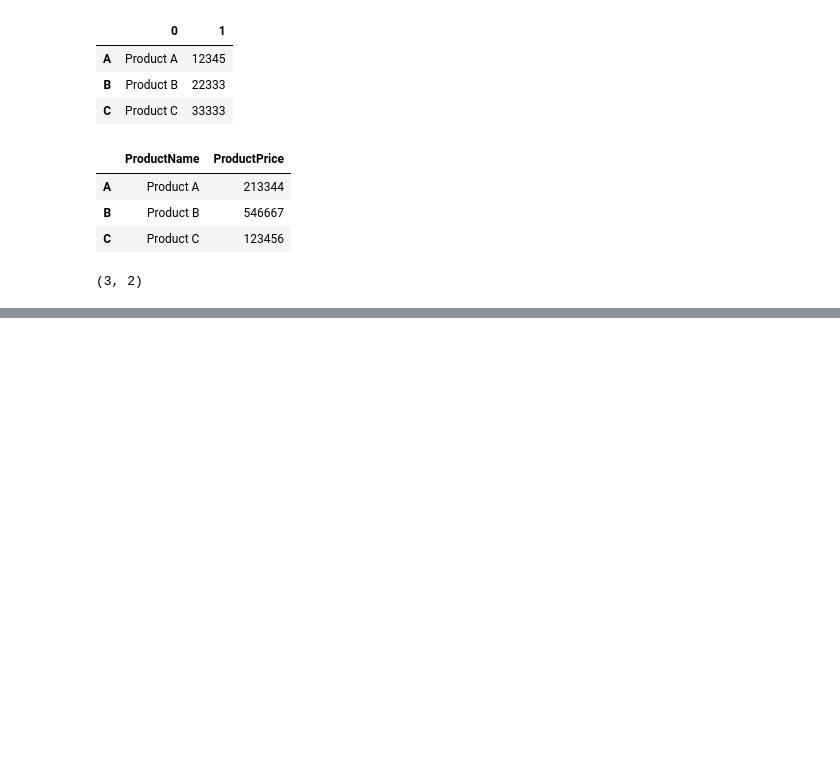
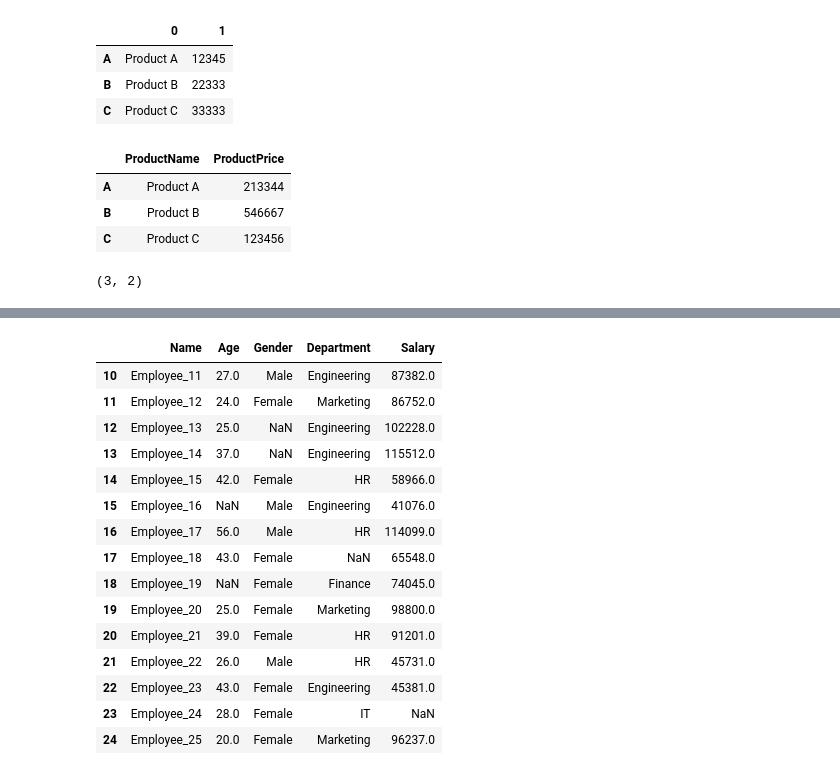
Before and after one commit to Luminary0528/Data-Science-Practice, a Jupyter notebook: numpyothLibraries.ipynb, the cells around one changed output, grey strips where cells are left out. Drawn from its saved outputs; the diff is of its cells as text; code cells hidden in the pictures; blank space fills up the shorter version.

```diff
--- a/numpyothLibraries.ipynb
+++ b/numpyothLibraries.ipynb
@@ -1577,0 +1877,23 @@ df.shape
+# %%
+import pandas as pd
+import numpy as np
+
+data = pd.read_csv("/content/employees.csv")
+data[10:25]
+# %% [output]
+|  | Name | Age | Gender | Department | Salary |
+| 10 | Employee_11 | 27.0 | Male | Engineering | 87382.0 |
+| 11 | Employee_12 | 24.0 | Female | Marketing | 86752.0 |
+| 12 | Employee_13 | 25.0 | NaN | Engineering | 102228.0 |
+| 13 | Employee_14 | 37.0 | NaN | Engineering | 115512.0 |
+| 14 | Employee_15 | 42.0 | Female | HR | 58966.0 |
+| 15 | Employee_16 | NaN | Male | Engineering | 41076.0 |
+| 16 | Employee_17 | 56.0 | Male | HR | 114099.0 |
+| 17 | Employee_18 | 43.0 | Female | NaN | 65548.0 |
+| 18 | Employee_19 | NaN | Female | Finance | 74045.0 |
+| 19 | Employee_20 | 25.0 | Female | Marketing | 98800.0 |
+| 20 | Employee_21 | 39.0 | Female | HR | 91201.0 |
+| 21 | Employee_22 | 26.0 | Male | HR | 45731.0 |
+| 22 | Employee_23 | 43.0 | Female | Engineering | 45381.0 |
+| 23 | Employee_24 | 28.0 | Female | IT | NaN |
+| 24 | Employee_25 | 20.0 | Female | Marketing | 96237.0 |
```
Also changed, not shown: parts of 38 cells of this notebook.
